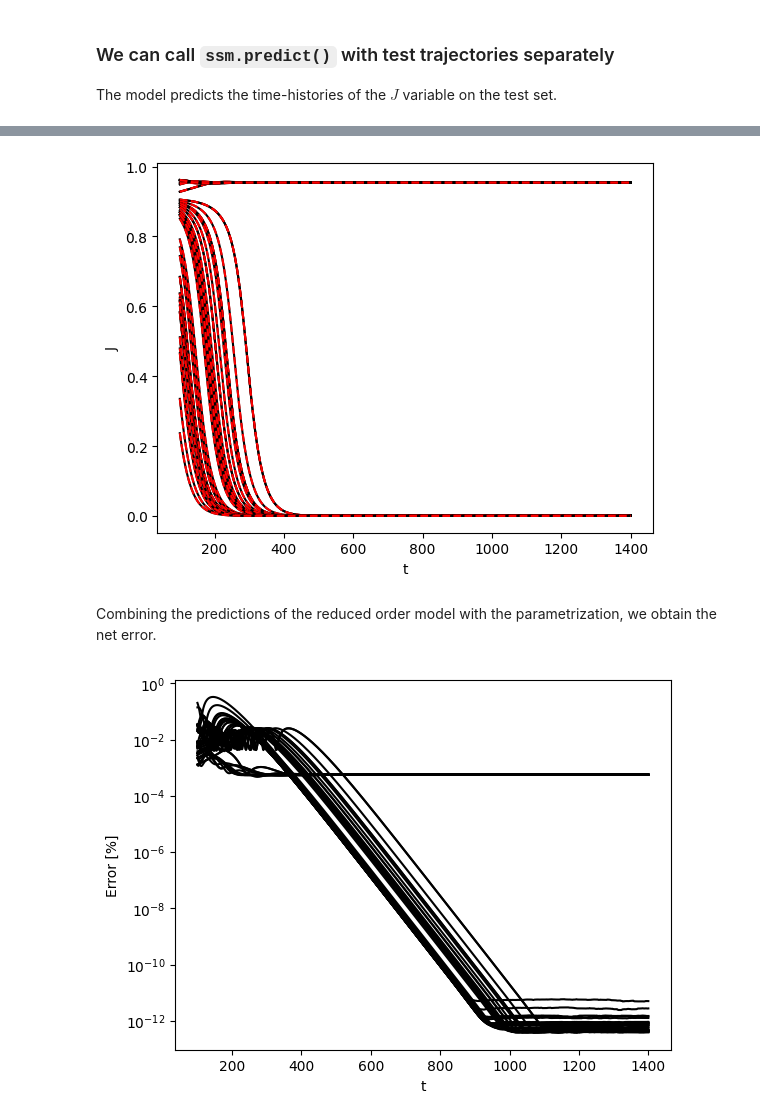
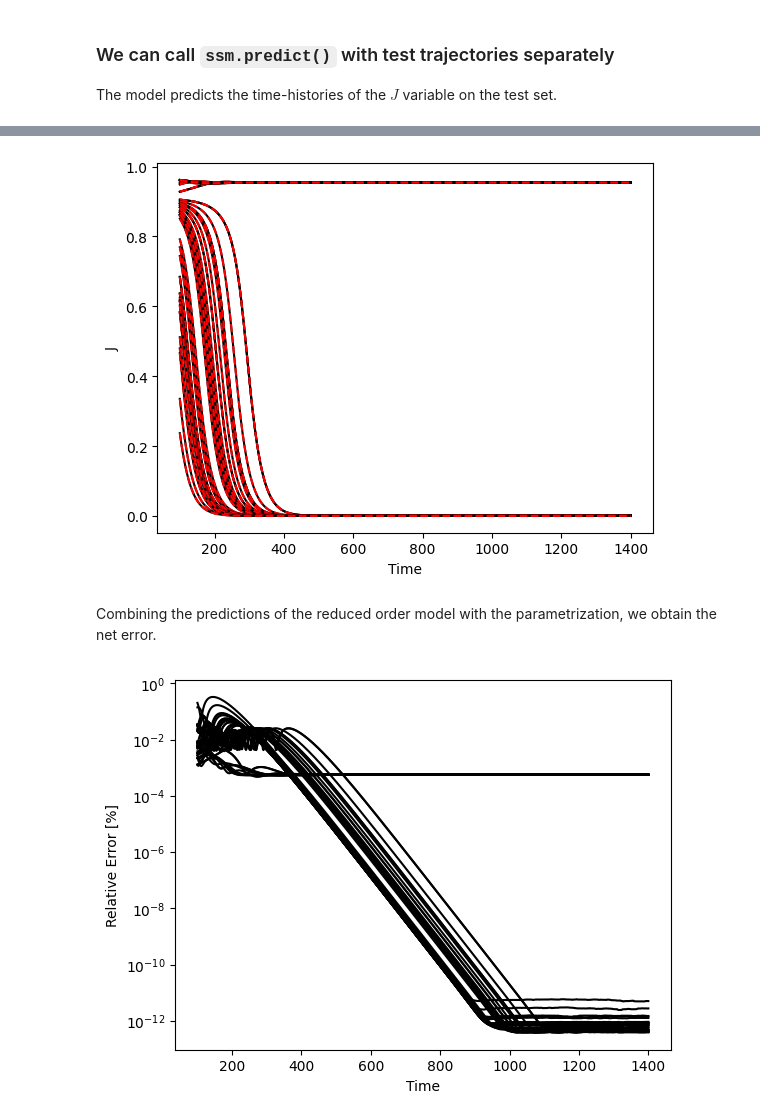
Before and after one commit to haller-group/SSMLearnPy, a Jupyter notebook: examples/couetteflow/couetteflowRe135.ipynb, the cells around one changed output, grey strips where cells are left out. Saved outputs shown, nothing was run; the diff lists cells and outputs as text; code cells hidden in the pictures.

```diff
--- a/examples/couetteflow/couetteflowRe135.ipynb
+++ b/examples/couetteflow/couetteflowRe135.ipynb
@@ -192,25 +196,25 @@ for i_traj in range(n_traj_test):
         'r--'
     )
 
-plt.xlabel("t")
+plt.xlabel("Time")
 plt.ylabel("J")
 
 plt.show()
 # %% [output]
-[figure, old version]
+[figure, new version]
 # %% [markdown]
 Combining the predictions of the reduced order model with the parametrization, we obtain the net error.
 # %%
 for i_traj in range(n_traj_test):
     plt.plot(
         t_predict[i_traj],
         e_predict[i_traj]*100,
         'k'
     )
 
-plt.xlabel("t")
-plt.ylabel("Error [%]")
+plt.xlabel("Time")
+plt.ylabel("Relative Error [%]")
 plt.yscale("log")
 plt.show()
 # %% [output]
-[figure, old version]
+[figure, new version]
```
Also changed, not shown: parts of 2 cells of this notebook, 9 other files.
